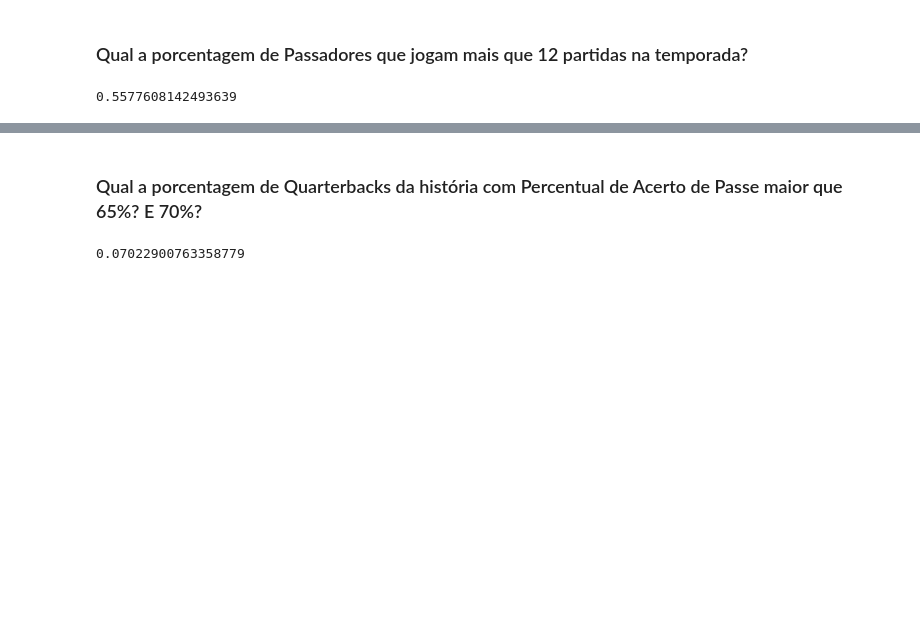
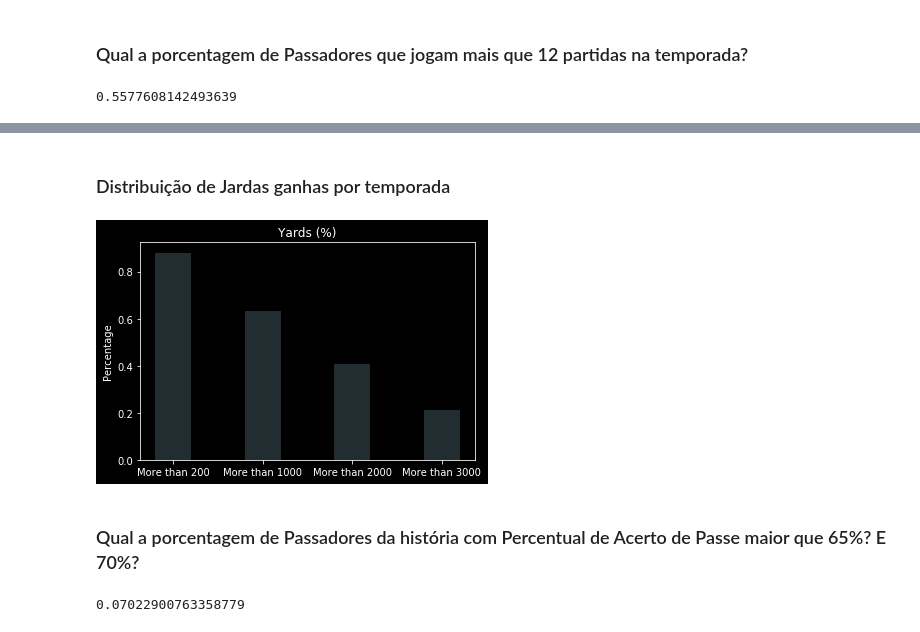
Before and after one commit to gabrielmsdiniz/nfl-stats, a Jupyter notebook: src/analysis.ipynb, the cells around one changed output, grey strips where cells are left out. Saved outputs shown, nothing was run; the diff lists cells and outputs as text; code cells hidden in the pictures; blank space fills up the shorter version.

```diff
--- a/src/analysis.ipynb
+++ b/src/analysis.ipynb
@@ -182,5 +202,25 @@ plt.show()
+# %% [markdown]
+### Distribuição de Jardas ganhas por temporada
+# %%
+more_than_200_yards = len(pass_stats[pass_stats['Passing Yards'] >= 200]) / len(pass_stats)
+more_than_300_yards = len(pass_stats[pass_stats['Passing Yards'] >= 1000]) / len(pass_stats)
+more_than_400_yards = len(pass_stats[pass_stats['Passing Yards'] >= 2000]) / len(pass_stats)
+more_than_500_yards = len(pass_stats[pass_stats['Passing Yards'] >= 3000]) / len(pass_stats)
+
+labels = ('More than 200', 'More than 1000', 'More than 2000', 'More than 3000')
+y_pos = np.arange(len(labels))
+data = [more_than_200_yards, more_than_300_yards, more_than_400_yards, more_than_500_yards]
+
+plt.bar(y_pos, data, align='center', alpha=0.5, width=0.4, color= '#455A64')
+plt.xticks(y_pos, labels)
+plt.ylabel('Percentage')
+plt.title('Yards (%)')
+
+plt.show()
+# %% [output]
+[figure, added]
 # %% [markdown]
-### Qual a porcentagem de Quarterbacks da história com Percentual de Acerto de Passe maior que 65%? E 70%?
+### Qual a porcentagem de Passadores da história com Percentual de Acerto de Passe maior que 65%? E 70%?
 # %%
 more_than_65_completion = pass_stats[(pass_stats['Completion Percentage'] >= 0.65)]
 
```
Also changed, not shown: parts of 14 cells of this notebook, 2 other files.
